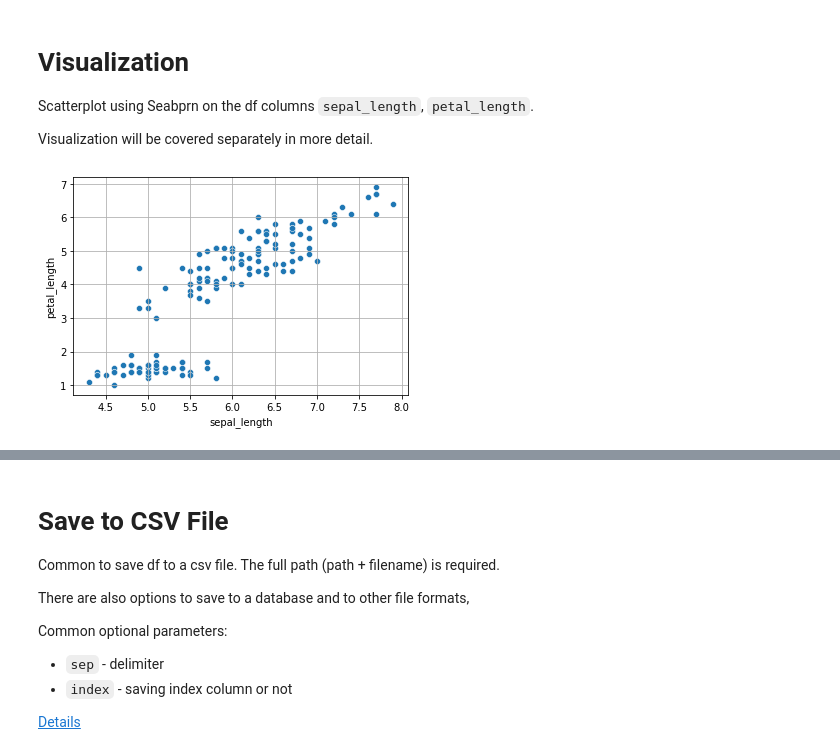
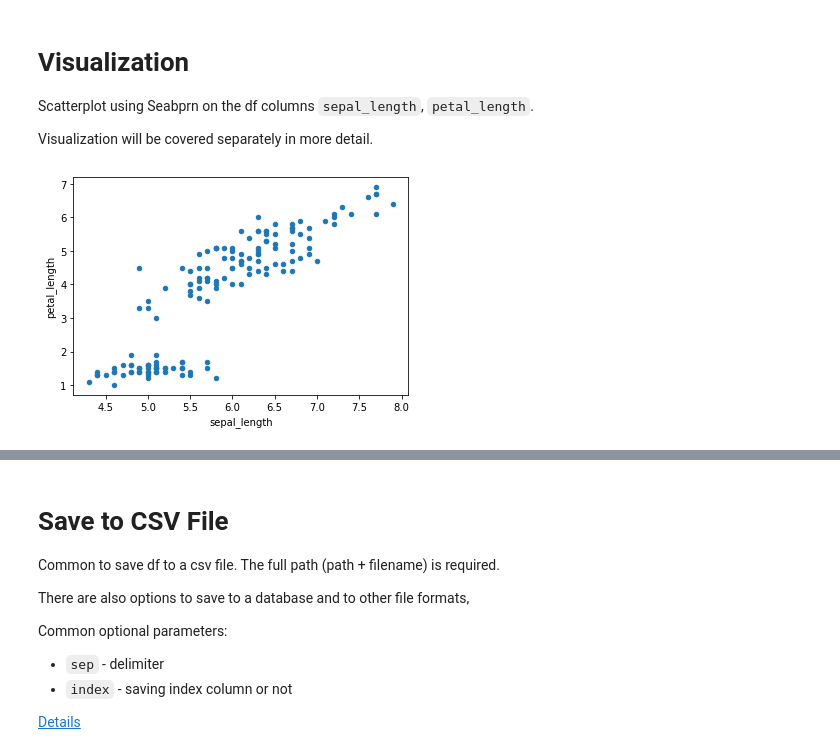
Before and after one commit to sarahsaas1/DS5100-2022-06-R, a Jupyter notebook: lessons/M07_Pandas/M07-01-Pandas1.ipynb, the cells around one changed output, grey strips where cells are left out. Drawn from its saved outputs; the diff is of its cells as text; code cells hidden in the pictures.

```diff
--- a/lessons/M07_Pandas/M07-01-Pandas1.ipynb
+++ b/lessons/M07_Pandas/M07-01-Pandas1.ipynb
@@ -998,8 +1079,7 @@ iris_corr.style.bar(axis=None)
 Scatterplot using Seabprn on the df columns `sepal_length`, `petal_length`.
 
 Visualization will be covered separately in more detail.
-# %%
-fig = sns.scatterplot(x=iris.sepal_length, y=iris.petal_length)
-fig.grid()
-# %% [output]
-[figure, removed]
+# %%
+iris.plot.scatter('sepal_length', 'petal_length');
+# %% [output]
+[figure, added]
```
Also changed, not shown: parts of 198 cells of this notebook, 1 other file.
